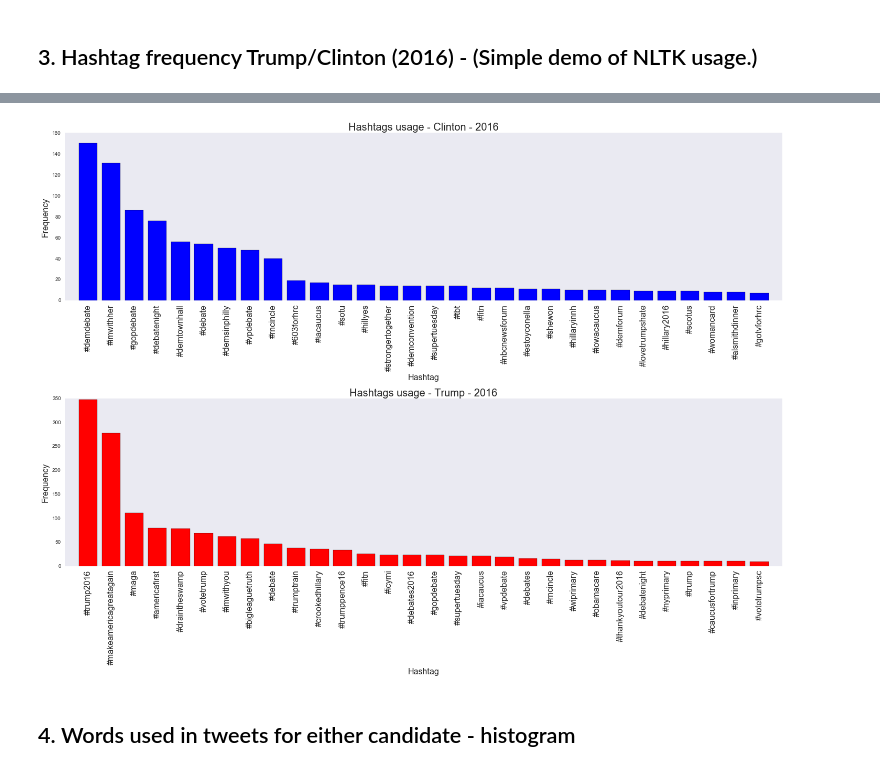
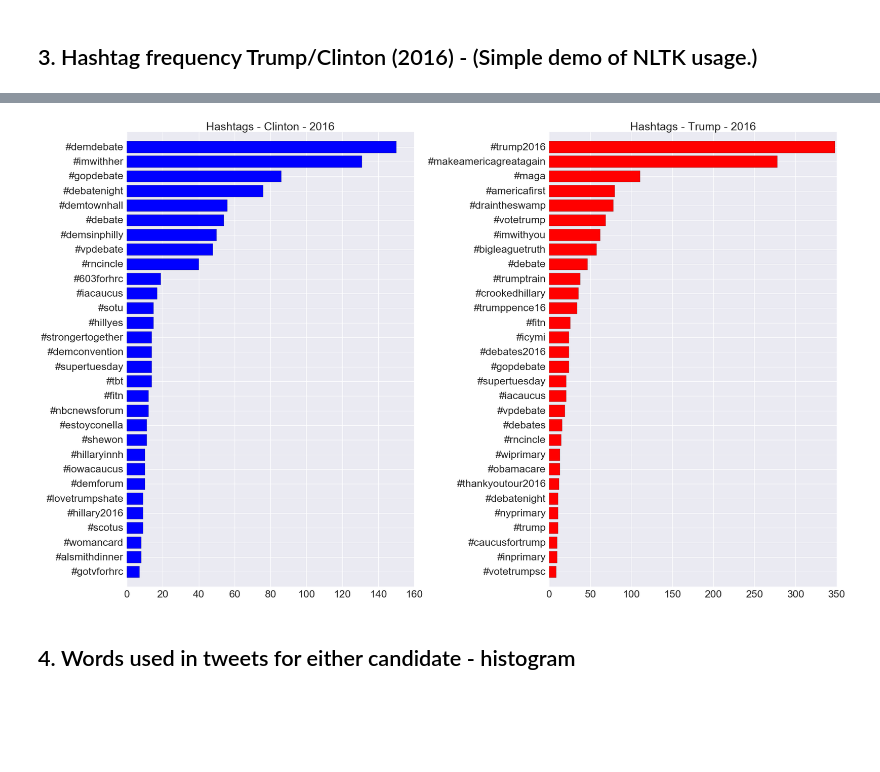
Before and after one commit to carlosjarguello/Tweet_Analysis_Clinton_Trump, a Jupyter notebook: Analysis_Trump_Clinton_Tweets.ipynb, the cells around one changed output, grey strips where cells are left out. Saved outputs shown, nothing was run; the diff lists cells and outputs as text; code cells hidden in the pictures; blank space fills up the shorter version.

```diff
--- a/Analysis_Trump_Clinton_Tweets.ipynb
+++ b/Analysis_Trump_Clinton_Tweets.ipynb
@@ -122,33 +179,33 @@ hc_hastags = Counter([y.lower() for x in df_hc[hc_mask_2016].text for y in tknzr
 # %%
 #Barplot of hashtags.
 
 #plt.style.use('ggplot')
 n_hast = 30
-fig, axes = plt.subplots(2,1, figsize=(20,15))
-axes[0].bar(range(n_hast), [x[1] for x in hc_hastags.most_common(n_hast)], width=0.8, align = 'center', color = 'b')
-axes[0].set_xlabel('Hashtag', fontsize = 16)
-axes[0].set_ylabel('Frequency', fontsize = 16)
-axes[0].set_title(r'Hashtags usage - Clinton - 2016', fontsize = 20)
-axes[0].set_xticks(range(n_hast))
-axes[0].set_xticklabels([x[0] for x in hc_hastags.most_common(n_hast)], rotation = 90, fontsize = 16)
-axes[0].set_xlim(left=-1)
+fig, axes = plt.subplots(1,2, figsize=(25,15))
+
+axes[0].barh(range(n_hast), [x[1] for x in hc_hastags.most_common(n_hast)], align = 'center', color = 'b')
+axes[0].set_yticks(range(n_hast))
+axes[0].set_yticklabels([x[0] for x in hc_hastags.most_common(n_hast)], fontsize=20)
+axes[0].set_title(r'Hashtags - Clinton - 2016', fontsize = 25)
+axes[0].set_ylim(bottom=-1)
 plt.tight_layout()
-axes[0].grid(False)
-#axes[0].tight_layout()
+axes[0].grid(True)
+axes[0].invert_yaxis()
+axes[0].tick_params(labelsize=23)
 
-axes[1].bar(range(n_hast), [x[1] for x in dt_hastags.most_common(n_hast)], width=0.8, align = 'center', color = 'r')
-axes[1].set_xlabel('Hashtag', fontsize = 16)
-axes[1].set_ylabel('Frequency', fontsize = 16)
-axes[1].set_title(r'Hashtags usage - Trump - 2016', fontsize = 20)
-axes[1].set_xticks(range(n_hast))
-axes[1].set_xticklabels([x[0] for x in dt_hastags.most_common(n_hast)], rotation = 90, fontsize = 16)
-axes[1].set_xlim(left=-1)
+axes[1].barh(range(n_hast), [x[1] for x in dt_hastags.most_common(n_hast)], align = 'center', color = 'r')
+axes[1].set_yticks(range(n_hast))
+axes[1].set_yticklabels([x[0] for x in dt_hastags.most_common(n_hast)], fontsize=20)
+axes[1].set_title(r'Hashtags - Trump - 2016', fontsize = 25)
+axes[1].set_ylim(bottom=-1)
+axes[1].invert_yaxis()
+axes[1].tick_params(labelsize=23)
+axes[1].grid(True)
+
 plt.tight_layout()
-axes[1].grid(False)
-
 plt.show()
 # %% [output]
-[figure, old version]
+[figure, new version]
 # %% [markdown]
 ## 4. Words used in tweets for either candidate - histogram
 # %% [markdown]
```
Also changed, not shown: parts of 90 cells of this notebook, 7 other files.
